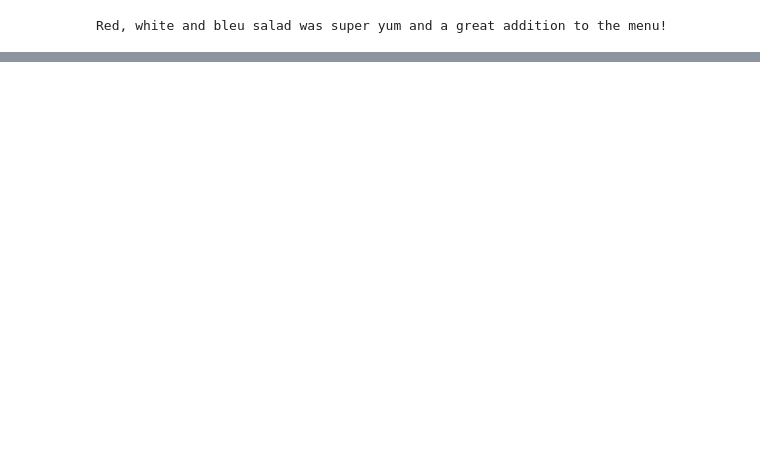
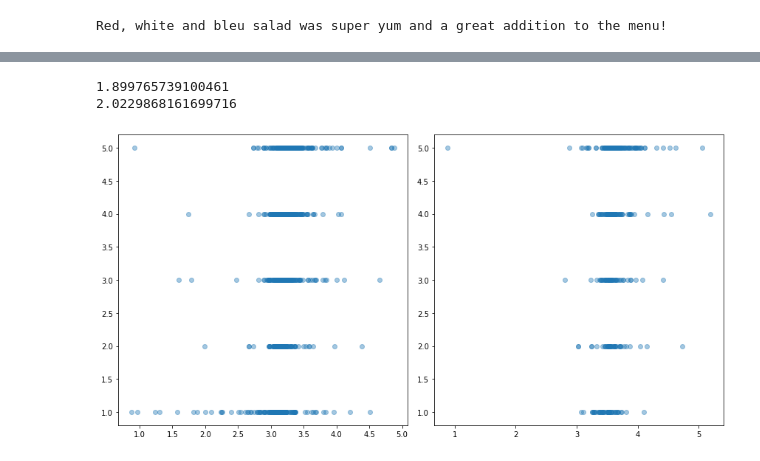
Before and after one commit to afflint/textsent, a Jupyter notebook: syntax/syntax.ipynb, the cells around one changed output, grey strips where cells are left out. Saved outputs shown, nothing was run; the diff lists cells and outputs as text; code cells hidden in the pictures; blank space fills up the shorter version.

```diff
--- a/syntax/syntax.ipynb
+++ b/syntax/syntax.ipynb
@@ -142,0 +368,4 @@ menu []
+# %%
+y_train = X_train_b.stars.values
+X_train = X_train_b[['pos', 'neg', 'neu']]
+X_test = X_test[['pos', 'neg', 'neu']]
@@ -142,0 +378,15 @@ menu []
+# %%
+Xs_train = MinMaxScaler().fit_transform(X_train)
+Xs_test = MinMaxScaler().fit_transform(X_test)
+# %%
+reg = LinearRegression()
+reg = reg.fit(Xs_train, y_train)
+# %%
+train_prediction = reg.predict(Xs_train)
+test_prediction = reg.predict(Xs_test)
+# %%
+print(mean_squared_error(y_train, train_prediction))
+print(mean_squared_error(y_test, test_prediction))
+# %% [output]
+1.899765739100461
+2.0229868161699716
@@ -142,0 +395,8 @@ menu []
+# %%
+fig, ax = plt.subplots(figsize=(12, 6), ncols=2)
+ax[0].scatter(train_prediction, y_train, alpha=.4)
+ax[1].scatter(test_prediction, y_test, alpha=.4)
+plt.tight_layout()
+plt.show()
+# %% [output]
+[figure, added]
```
Also changed, not shown: parts of 80 cells of this notebook.
